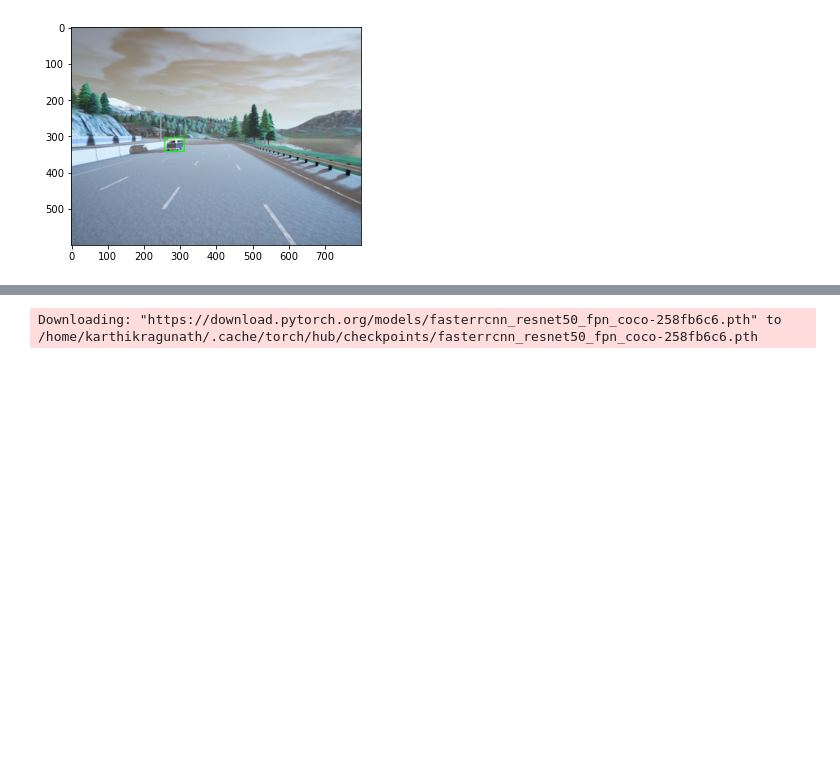
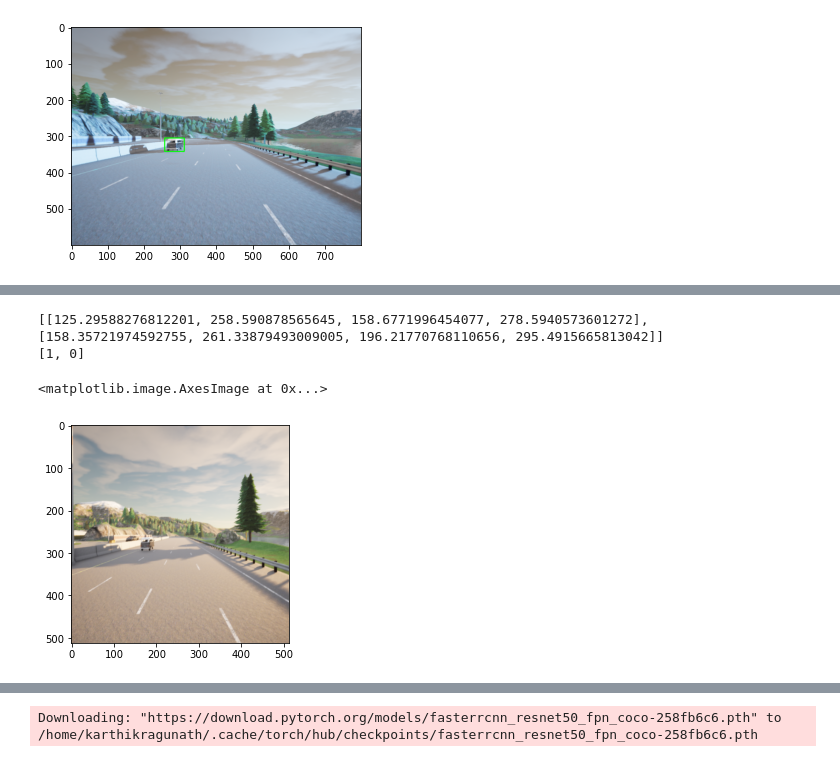
Before and after one commit to Karthik-Ragunath/Semantic-Object-Detection, a Jupyter notebook: faster_rcnn.ipynb, the cells around one changed output, grey strips where cells are left out. Saved outputs shown, nothing was run; the diff lists cells and outputs as text; code cells hidden in the pictures; blank space fills up the shorter version.

```diff
--- a/faster_rcnn.ipynb
+++ b/faster_rcnn.ipynb
@@ -307,0 +432,43 @@ print(f"Number of validation samples: {len(valid_dataset)}\n")
+# %%
+image_path = "data/out_rgb/105855.png"
+image = cv2.imread(image_path)
+image = cv2.cvtColor(image, cv2.COLOR_BGR2RGB).astype(np.float32)
+image_resized = cv2.resize(image, (512, 512))
+image_resized /= 255.0
+plt.imshow(image_resized)
+
+# get the height and width of the image
+image_width = image.shape[1]
+image_height = image.shape[0]
+width = 512
+height = 512
+
+boxes = []
+for box_coordinates in filenames["105855"]["bboxes"]:
+    if box_coordinates:
+        xmin = box_coordinates[0][0]
+        ymin = box_coordinates[0][1]
+        xmax = box_coordinates[1][0]
+        ymax = box_coordinates[1][1]
+        xmin_final = (xmin/image_width)*width
+        xmax_final = (xmax/image_width)*width
+        ymin_final = (ymin/image_height)*height
+        ymax_final = (ymax/image_height)*height
+        boxes.append([xmin_final, ymin_final, xmax_final, ymax_final])
+print(boxes)
+
+labels = filenames["105855"]["vehicle_class"]
+print(labels)
+
+boxes = torch.as_tensor(boxes, dtype=torch.float32)
+labels = torch.as_tensor(labels, dtype=torch.int64)
+transforms = get_train_transform()
+sample = transforms(image = image_resized,
+                         bboxes = boxes,
+                         labels = labels)
+plt.imshow(sample['image'].permute(1,2,0))
+# %% [output]
+[[125.29588276812201, 258.590878565645, 158.6771996454077, 278.5940573601272], [158.35721974592755, 261.33879493009005, 196.21770768110656, 295.4915665813042]]
+[1, 0]
+<matplotlib.image.AxesImage at 0x...>
+[figure, added]
```
Also changed, not shown: parts of 12 cells of this notebook, 3 other files.
